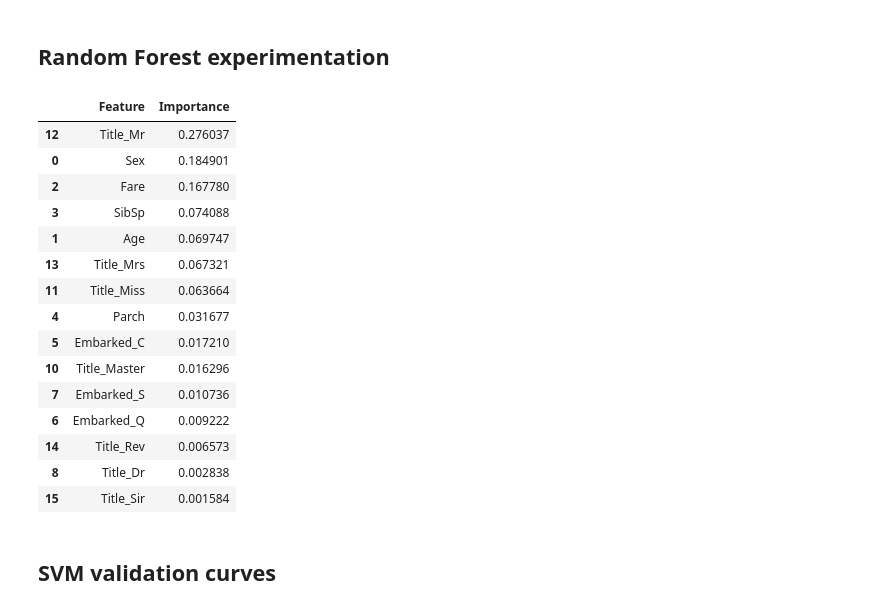
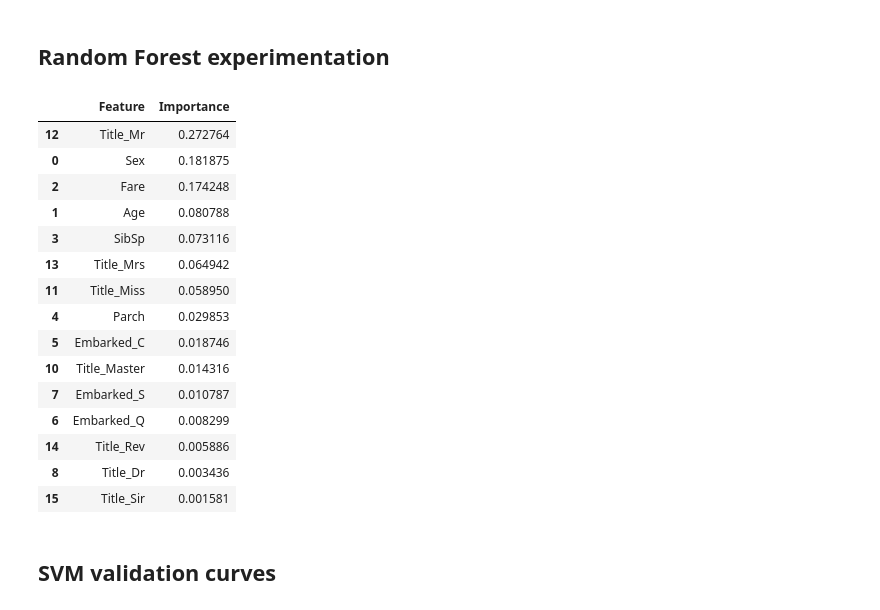
Before and after one commit to Hodapp87/kaggle-titanic, a Jupyter notebook: Scratch for Titanic competition on Kaggle.ipynb, the cells around one changed output. Drawn from its saved outputs; the diff is of its cells as text; code cells hidden in the pictures.

Commit message:
Missing Age now estimated via regression (rather than average)

```diff
--- a/Scratch for Titanic competition on Kaggle.ipynb
+++ b/Scratch for Titanic competition on Kaggle.ipynb
@@ -96,7 +98,7 @@ train_raw.head(5)
 train = xform_input(train_raw)
 
 # Select columns ('prefix_cols' grabs entire group by prefix):
-prefix_cols = ["Embarked", "Title"] # "Cabin"
+prefix_cols = ["Embarked", "Title"] #, "Cabin"]
 def matches_prefix(col):
     for p in prefix_cols:
         if col.startswith(p): return True
@@ -106,10 +108,7 @@ cols = ["Sex", "Age", "Fare", "SibSp", "Parch"] + \
 # ["FarePer", "Count", "Pclass"] \
 train_X = train.loc[:, cols]
 train_Y = train.loc[:, "Survived"]
-test = xform_input(test)
 
-# Fill in NAs:
-imp = sklearn.preprocessing.Imputer(strategy = "mean", axis = 0)
-imp = imp.fit(train_X)
-train_X_arr = imp.transform(train_X)
-test_X_arr = imp.transform(test.loc[:, cols])
+test = xform_input(test_raw)
+test.loc[:,"Cabin_T"] = 0
+test_X = test.loc[:, cols]
@@ -115,0 +117,15 @@ test_X_arr = imp.transform(test.loc[:, cols])
+# %%
+# Fare has just one missing value to take care of
+# (for which we just fill in the average):
+fare_avg = (train_X.Fare.sum() + test_X.Fare.sum()) / (train_X.Fare.count() + test_X.Fare.count())
+test_X.Fare.fillna(fare_avg, inplace=True)
+
+# Age has a lot more; split apart the missing Age rows
+# from both training & test:
+mask_train = train_X.Age.isnull()
+mask_test = test_X.Age.isnull()
+age_valid = pandas.concat([train_X[~mask_train],  test_X[~mask_test]])
+age_valid_Y = age_valid.Age
+age_valid_X = age_valid.drop("Age", axis=1)
+train_age_null = train_X[mask_train].drop("Age", axis=1)
+test_age_null = test_X[mask_test].drop("Age", axis=1)
@@ -116 +164,10 @@ test_X_arr = imp.transform(test.loc[:, cols])
+# %%
+# Replace missing values of Age based on other values.
+# Since this is an unrelated model (not the one we are predicting
+# Survived from), we aren't tainting it by including test data in it.
+rfr = sklearn.ensemble.RandomForestRegressor()
+rfr = rfr.fit(age_valid_X, age_valid_Y)
+# %%
+train_X.loc[mask_train, "Age"] = rfr.predict(train_age_null)
+test_X.loc[mask_test, "Age"]   = rfr.predict(test_age_null)
 # %% [markdown]
@@ -254,27 +298,27 @@ def plot_validation(train_scores, test_scores, param_range, linear=False):
 # %%
 rf = sklearn.ensemble.RandomForestClassifier(
     n_estimators=100, criterion="entropy", max_depth=5, n_jobs=-1,
     random_state=12348)
-rf = rf.fit(train_X_arr, train_Y)
+rf = rf.fit(train_X, train_Y)
 features = pandas.DataFrame(
     {"Feature": list(train_X.columns),
      "Importance": rf.feature_importances_})
 features.sort_values("Importance", inplace=True, ascending=False)
 features.head(15)
 # %% [output]
 |  | Feature | Importance |
-| 12 | Title_Mr | 0.276037 |
-| 0 | Sex | 0.184901 |
-| 2 | Fare | 0.167780 |
-| 3 | SibSp | 0.074088 |
-| 1 | Age | 0.069747 |
-| 13 | Title_Mrs | 0.067321 |
-| 11 | Title_Miss | 0.063664 |
-| 4 | Parch | 0.031677 |
-| 5 | Embarked_C | 0.017210 |
-| 10 | Title_Master | 0.016296 |
-| 7 | Embarked_S | 0.010736 |
-| 6 | Embarked_Q | 0.009222 |
-| 14 | Title_Rev | 0.006573 |
-| 8 | Title_Dr | 0.002838 |
-| 15 | Title_Sir | 0.001584 |
+| 12 | Title_Mr | 0.272764 |
+| 0 | Sex | 0.181875 |
+| 2 | Fare | 0.174248 |
+| 1 | Age | 0.080788 |
+| 3 | SibSp | 0.073116 |
+| 13 | Title_Mrs | 0.064942 |
+| 11 | Title_Miss | 0.058950 |
+| 4 | Parch | 0.029853 |
+| 5 | Embarked_C | 0.018746 |
+| 10 | Title_Master | 0.014316 |
+| 7 | Embarked_S | 0.010787 |
+| 6 | Embarked_Q | 0.008299 |
+| 14 | Title_Rev | 0.005886 |
+| 8 | Title_Dr | 0.003436 |
+| 15 | Title_Sir | 0.001581 |
```
Also changed, not shown: parts of 27 cells of this notebook.
